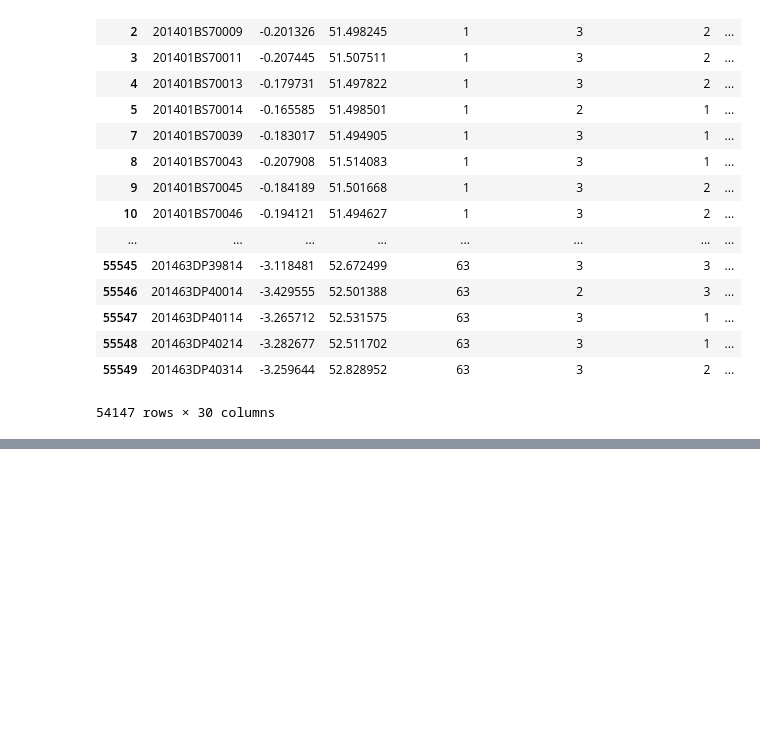
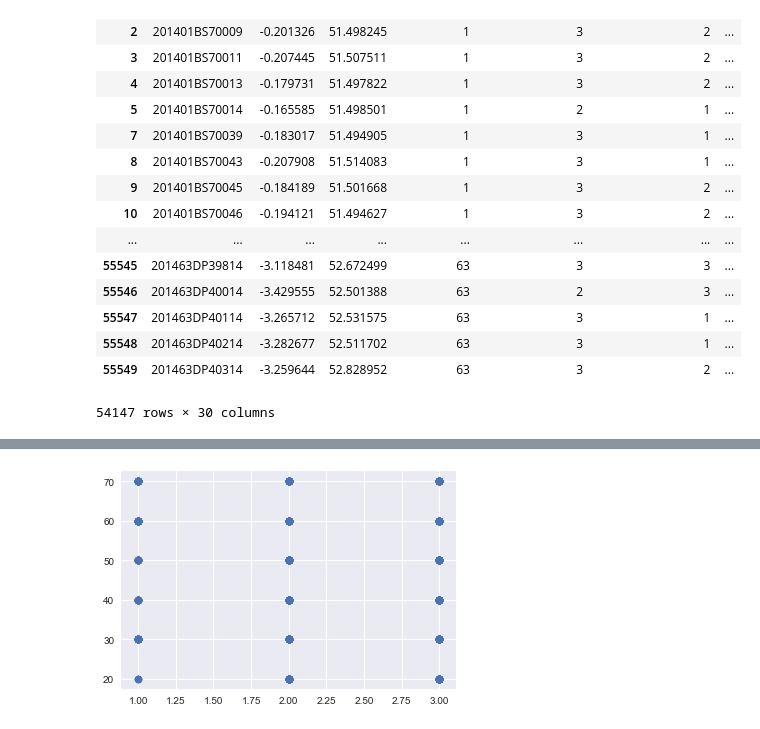
Before and after one commit to hmlanden/TrafikiPy, a Jupyter notebook: TrafikiPy.ipynb, the cells around one changed output, grey strips where cells are left out. Saved outputs shown, nothing was run; the diff lists cells and outputs as text; code cells hidden in the pictures; blank space fills up the shorter version.

```diff
--- a/TrafikiPy.ipynb
+++ b/TrafikiPy.ipynb
@@ -123,0 +140,8 @@ traffic_df.rename(columns=
+# %%
+speed_mean = traffic_df.groupby(['Accident Severity']).mean()['Speed Limit']
+
+sns.set()
+plt.scatter(list(traffic_df['Accident Severity']), list(traffic_df['Speed Limit']))
+plt.show()
+# %% [output]
+[figure, added]
```
Also changed, not shown: parts of 4 cells of this notebook.
